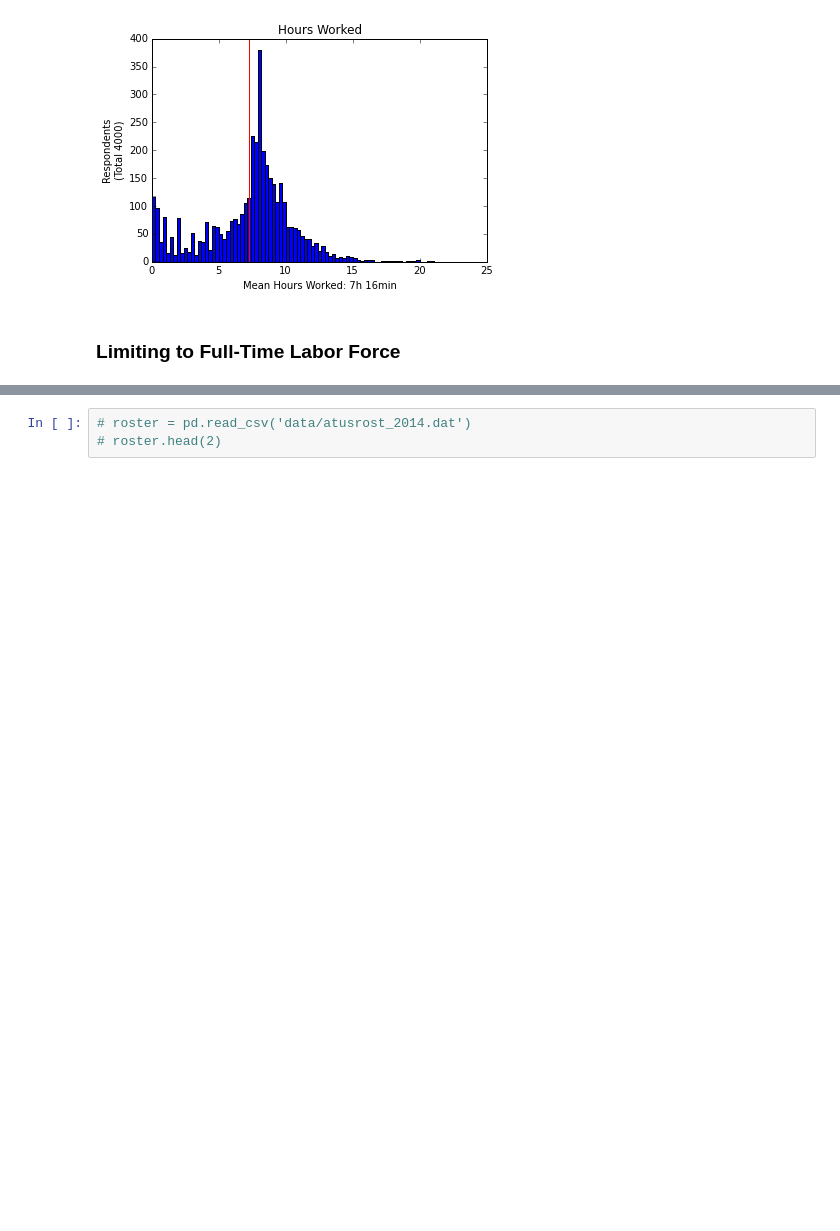
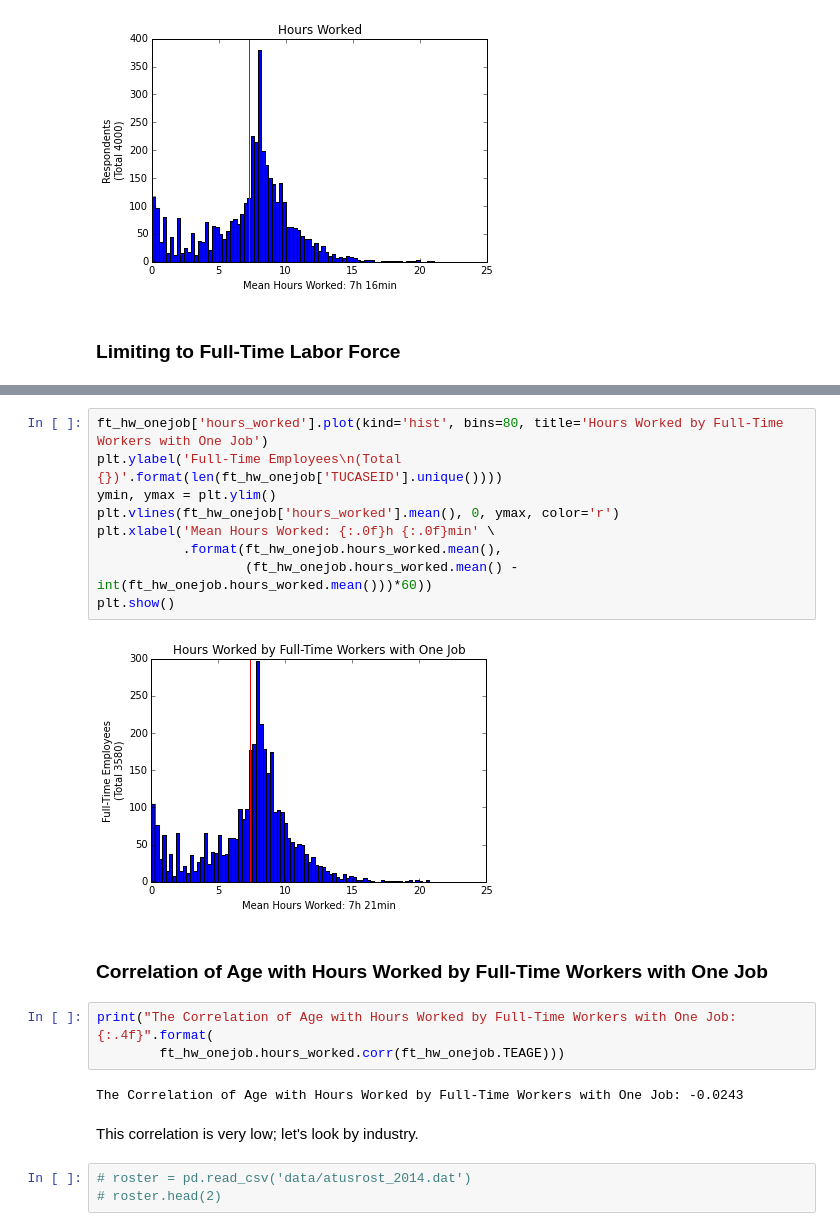
Before and after one commit to ahartz1/atus-analysis, a Jupyter notebook: atus-analysis.ipynb, the cells around one changed output, grey strips where cells are left out. Saved outputs shown, nothing was run; the diff lists cells and outputs as text; blank space fills up the shorter version.

Commit message:
Add Work analysis by FT, FT with 1 job, corr w age

```diff
--- a/atus-analysis.ipynb
+++ b/atus-analysis.ipynb
@@ -544,3 +565,23 @@ plt.show()
+# %%
+ft_hw_onejob['hours_worked'].plot(kind='hist', bins=80, title='Hours Worked by Full-Time Workers with One Job')
+plt.ylabel('Full-Time Employees\n(Total {})'.format(len(ft_hw_onejob['TUCASEID'].unique())))
+ymin, ymax = plt.ylim()
+plt.vlines(ft_hw_onejob['hours_worked'].mean(), 0, ymax, color='r')
+plt.xlabel('Mean Hours Worked: {:.0f}h {:.0f}min' \
+           .format(ft_hw_onejob.hours_worked.mean(),
+                   (ft_hw_onejob.hours_worked.mean() - int(ft_hw_onejob.hours_worked.mean()))*60))
+plt.show()
+# %% [output]
+[figure, added]
+# %% [markdown]
+### Correlation of Age with Hours Worked by Full-Time Workers with One Job
+# %%
+print("The Correlation of Age with Hours Worked by Full-Time Workers with One Job: {:.4f}".format(
+        ft_hw_onejob.hours_worked.corr(ft_hw_onejob.TEAGE)))
+# %% [output]
+The Correlation of Age with Hours Worked by Full-Time Workers with One Job: -0.0243
+# %% [markdown]
+This correlation is very low; let's look by industry.
 # %%
 # roster = pd.read_csv('data/atusrost_2014.dat')
 # roster.head(2)
```
Also changed, not shown: parts of 12 cells of this notebook.
